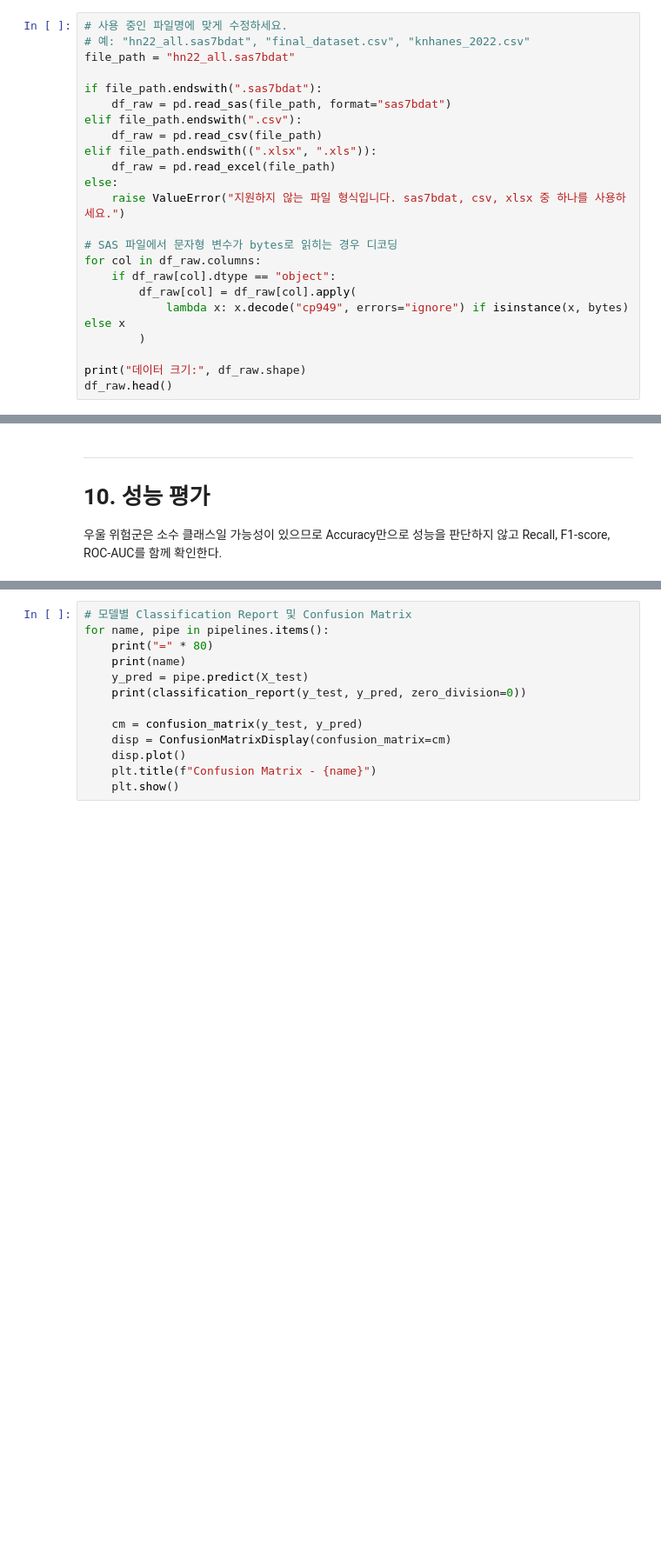
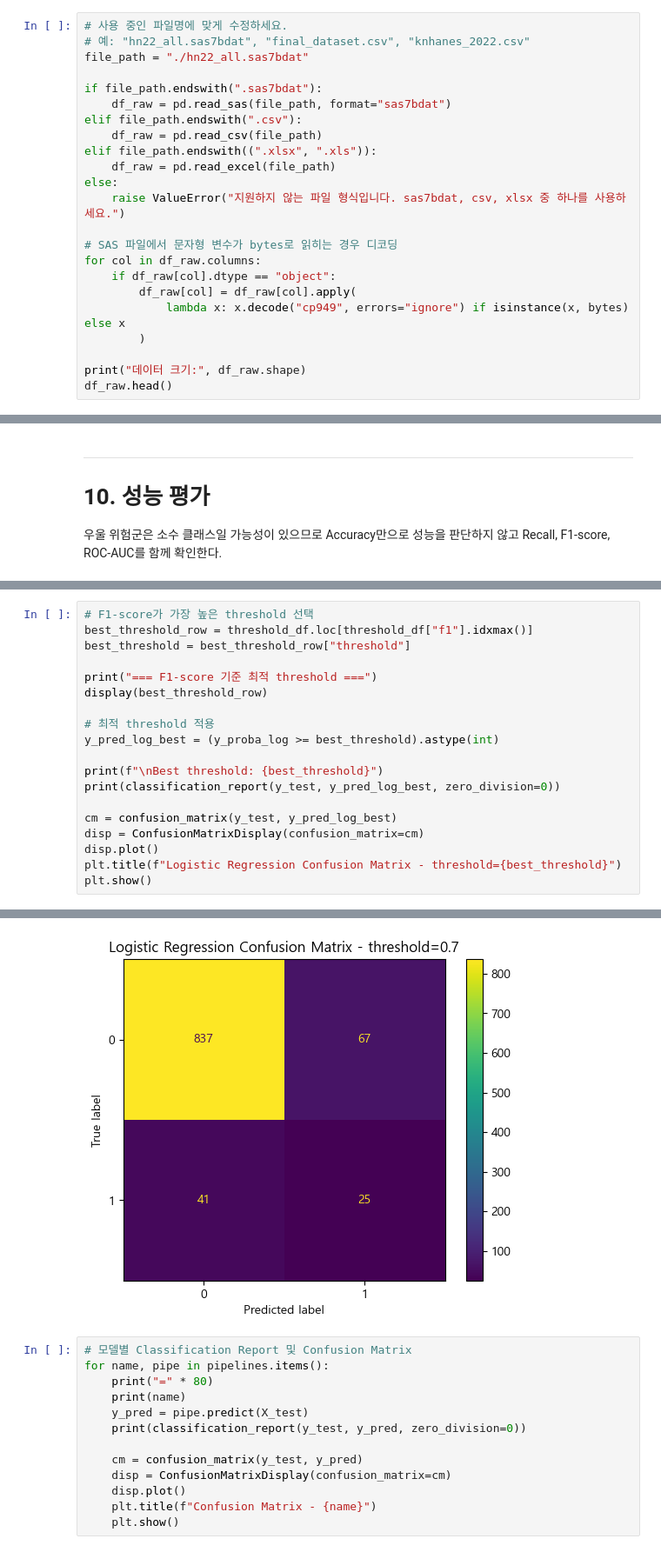
Before and after one commit to 2026-1st/Team-5, a Jupyter notebook: Team5_KNHANES2022_Project.ipynb, the cells around one changed output, grey strips where cells are left out. Shown at 87% size. Saved outputs shown, nothing was run; the diff lists cells and outputs as text; blank space fills up the shorter version.

```diff
--- a/Team5_KNHANES2022_Project.ipynb
+++ b/Team5_KNHANES2022_Project.ipynb
@@ -83,7 +83,7 @@ RANDOM_STATE = 42
 # %%
 # 사용 중인 파일명에 맞게 수정하세요.
 # 예: "hn22_all.sas7bdat", "final_dataset.csv", "knhanes_2022.csv"
-file_path = "hn22_all.sas7bdat"
+file_path = "./hn22_all.sas7bdat"
 
 if file_path.endswith(".sas7bdat"):
     df_raw = pd.read_sas(file_path, format="sas7bdat")
@@ -972,0 +1126,20 @@ display(results_df)
+# %%
+# F1-score가 가장 높은 threshold 선택
+best_threshold_row = threshold_df.loc[threshold_df["f1"].idxmax()]
+best_threshold = best_threshold_row["threshold"]
+
+print("=== F1-score 기준 최적 threshold ===")
+display(best_threshold_row)
+
+# 최적 threshold 적용
+y_pred_log_best = (y_proba_log >= best_threshold).astype(int)
+
+print(f"\nBest threshold: {best_threshold}")
+print(classification_report(y_test, y_pred_log_best, zero_division=0))
+
+cm = confusion_matrix(y_test, y_pred_log_best)
+disp = ConfusionMatrixDisplay(confusion_matrix=cm)
+disp.plot()
+plt.title(f"Logistic Regression Confusion Matrix - threshold={best_threshold}")
+plt.show()
+# %% [output]
@@ -973,3 +1163,4 @@ display(results_df)
+[figure, added]
 # %%
 # 모델별 Classification Report 및 Confusion Matrix
 for name, pipe in pipelines.items():
```
Also changed, not shown: parts of 8 cells of this notebook.
